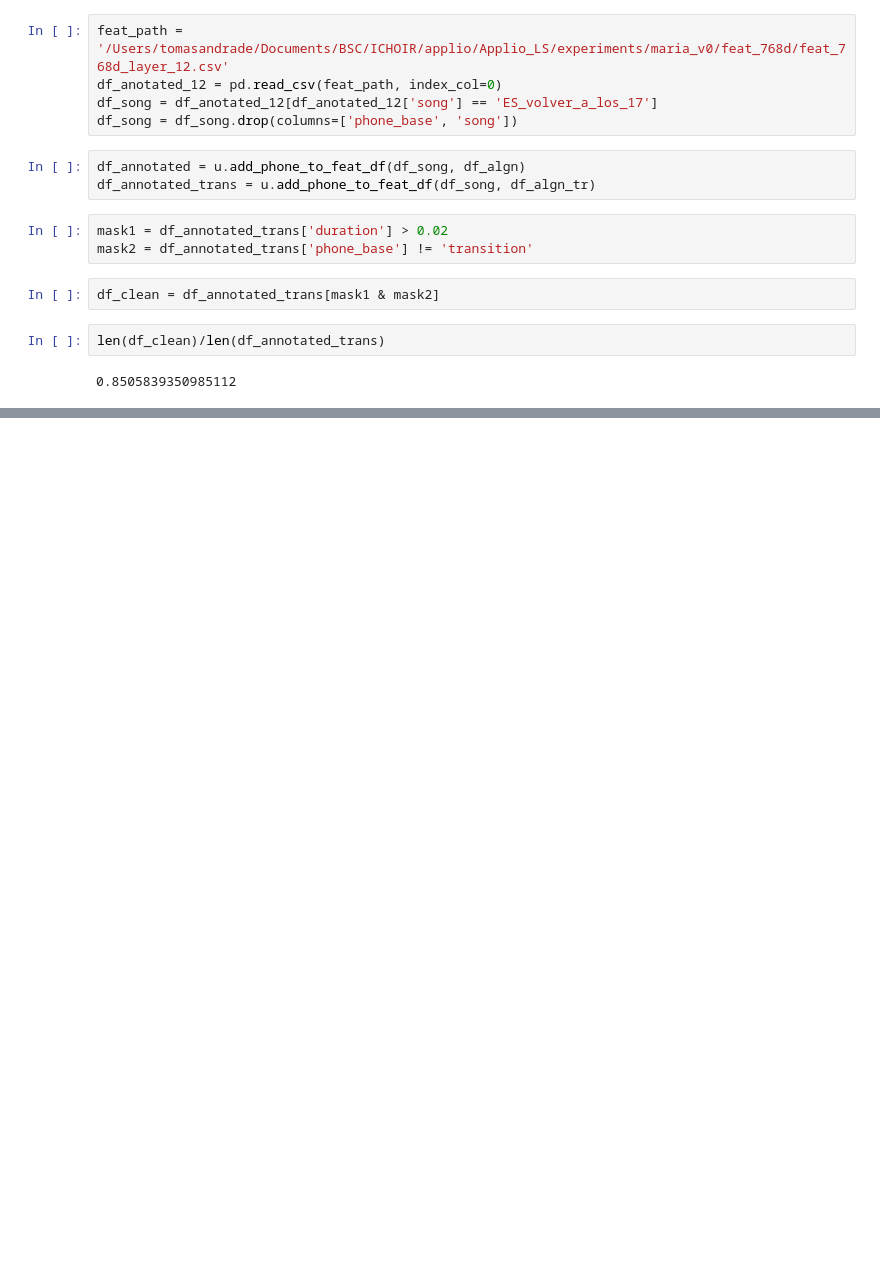
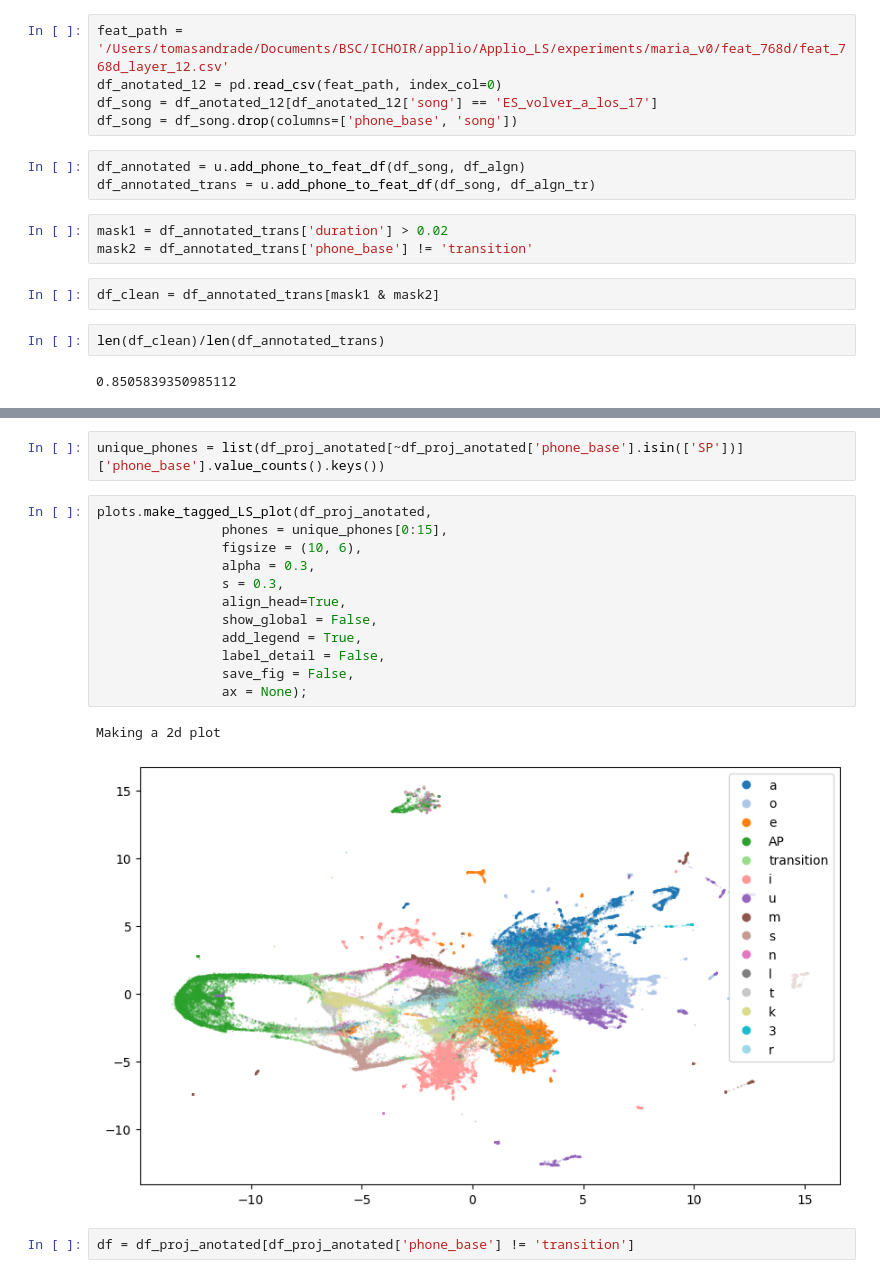
Before and after one commit to BSCCNS/Applio_LS, a Jupyter notebook: develop_nb/transitions.ipynb, the cells around one changed output, grey strips where cells are left out. Cells and saved outputs as stored; diff of their text form; blank space fills up the shorter version.

```diff
--- a/develop_nb/transitions.ipynb
+++ b/develop_nb/transitions.ipynb
@@ -61,0 +120,19 @@ len(df_clean)/len(df_annotated_trans)
+# %%
+unique_phones = list(df_proj_anotated[~df_proj_anotated['phone_base'].isin(['SP'])]['phone_base'].value_counts().keys())
+# %%
+plots.make_tagged_LS_plot(df_proj_anotated,
+                phones = unique_phones[0:15],
+                figsize = (10, 6),
+                alpha = 0.3,
+                s = 0.3,
+                align_head=True,
+                show_global = False,
+                add_legend = True,
+                label_detail = False,
+                save_fig = False,
+                ax = None);
+# %% [output]
+Making a 2d plot
+[figure, added]
+# %%
+df = df_proj_anotated[df_proj_anotated['phone_base'] != 'transition']
```
Also changed, not shown: parts of 14 cells of this notebook, 2 other files.
